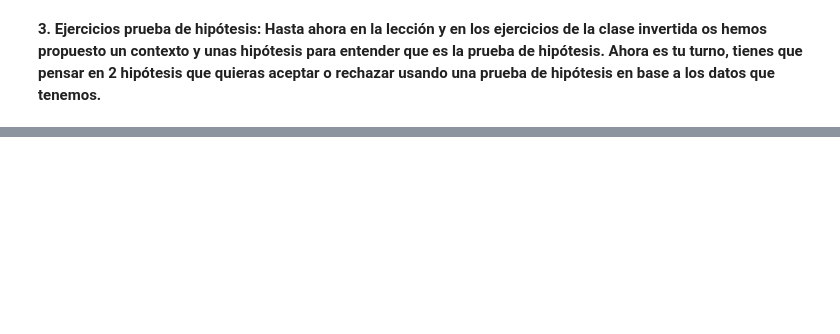
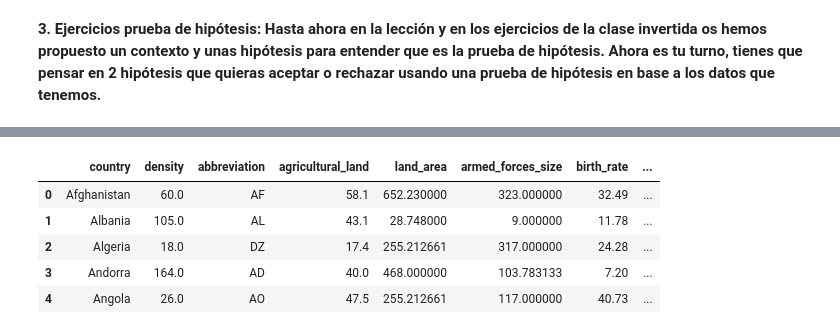
Before and after one commit to karinem0/promoG-modulo3-sprint2-pairprogramming-Johanna-Karine, a Jupyter notebook: 3.Estadistica_inferencial_pair_programming.ipynb, the cells around one changed output, grey strips where cells are left out. Cells and saved outputs as stored; diff of their text form; code cells hidden in the pictures; blank space fills up the shorter version.

```diff
--- a/3.Estadistica_inferencial_pair_programming.ipynb
+++ b/3.Estadistica_inferencial_pair_programming.ipynb
@@ -108,0 +307,12 @@ df
+# %%
+# calculamos la media para las columnas correspondientes
+for col in nulos_media:
+
+    media = df[col].mean()
+    print(f"La media de {col} es: {round(media, 2)}")
+
+    # aplicamos el método 'fillna()' a la columna
+    df[col] = df[col].fillna(media)
+
+    # comprobamos los nulos para la columna
+    print(f"Después del 'fillna' tenemos {df[col].isnull().sum()} nulos")
@@ -108,0 +338,14 @@ df
+# %%
+for col in nulos_iterative:
+    # hemos dicho que para las tres columnas restantes aplicaremos los dos métodos para luego compararlos, empezaremos por el IterativeImputer
+    # instanciamos las clases
+    imputer_iterative = IterativeImputer(max_iter = 20, random_state = 42)
+
+    # ajustamos y tranformamos los datos
+    imputer_iterative_imputado = imputer_iterative.fit_transform(df[[col]])
+
+    # en este caso como vamos a aplicar los dos métodos sobre estas columnas vamos a crear dos columnas nuevas
+    df[[col]] = imputer_iterative_imputado
+
+    # comprobamos los nulos
+    print(f"Después del 'Iterative' tenemos: \n{df[[col]].isnull().sum()} nulos")
@@ -108,0 +370,16 @@ df
+# %%
+for col in nulos_vecinos:
+    # instanciamos la clase del KNNImputer
+    imputer_knn = KNNImputer(n_neighbors = 5)
+
+    # ajustamos y transformamos los datos
+    imputer_knn_imputado = imputer_knn.fit_transform(df[[col]])
+
+    # comprobamos que es lo que nos devuelve, que sigue siendo un array
+    imputer_knn_imputado
+
+    # en este caso como vamos a aplicar los dos métodos sobre estas columnas vamos a crear dos columnas nuevas
+    df[[col]] = imputer_knn_imputado
+
+    # comprobamos los nulos
+    print(f"Después del 'KNNI' tenemos: \n{df[[col]].isnull().sum()} nulos")
@@ -284,0 +713,9 @@ Contexto: Trabajas en un ministerio de finanzas y deseas estimar el intervalo de
+# %%
+df.head()
+# %% [output]
+|  | country | density | abbreviation | agricultural_land | land_area | armed_forces_size | birth_rate | ... |
+| 0 | Afghanistan | 60.0 | AF | 58.1 | 652.230000 | 323.000000 | 32.49 | ... |
+| 1 | Albania | 105.0 | AL | 43.1 | 28.748000 | 9.000000 | 11.78 | ... |
+| 2 | Algeria | 18.0 | DZ | 17.4 | 255.212661 | 317.000000 | 24.28 | ... |
+| 3 | Andorra | 164.0 | AD | 40.0 | 468.000000 | 103.783133 | 7.20 | ... |
+| 4 | Angola | 26.0 | AO | 47.5 | 255.212661 | 117.000000 | 40.73 | ... |
```
Also changed, not shown: parts of 24 cells of this notebook, 1 other file.
